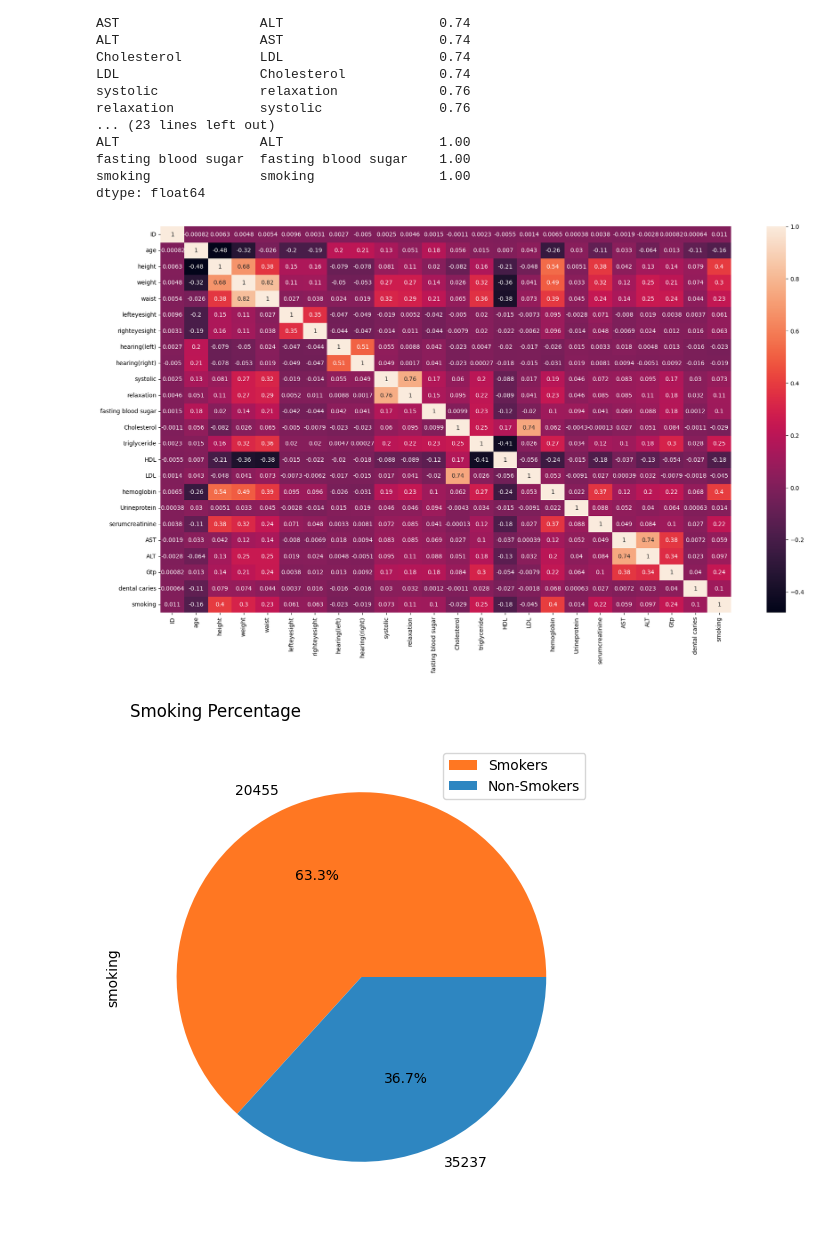
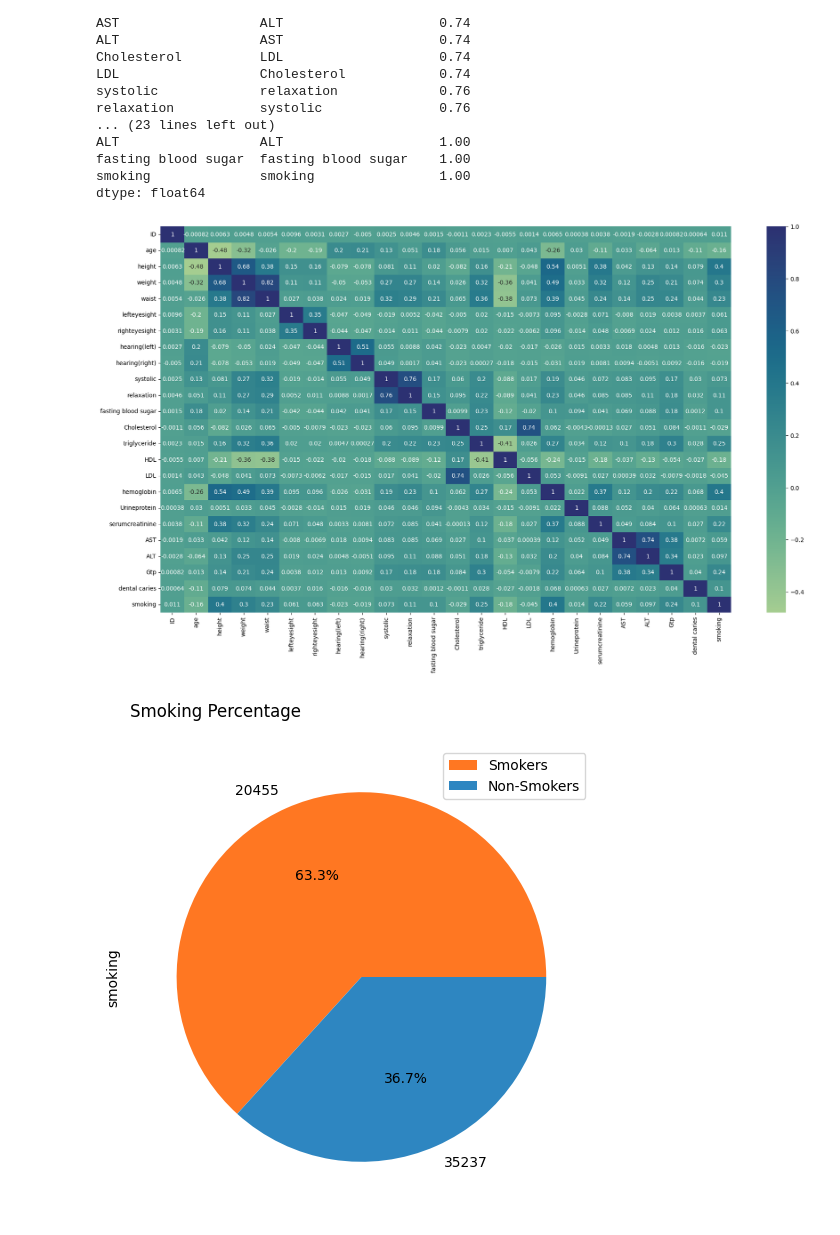
Before and after one commit to Renga1999/Data_Mining_Project_Body_Signal_due_to_smoking, a Jupyter notebook: Team2_python_project.ipynb, the cells around one changed output. Saved outputs shown, nothing was run; the diff lists cells and outputs as text; code cells hidden in the pictures.

```diff
--- a/Team2_python_project.ipynb
+++ b/Team2_python_project.ipynb
@@ -224,10 +224,10 @@ fasting blood sugar  fasting blood sugar    1.00
 smoking              smoking                1.00
 dtype: float64
 # %%
-sns.heatmap(df.corr(), annot=True).figure.set_size_inches(22, 12)
+sns.heatmap(df.corr(), annot=True, cmap="crest").figure.set_size_inches(22, 12)
 plt.show()
 # %% [output]
-[figure, old version]
+[figure, new version]
 # %%
 mlabel = [df.smoking.value_counts()[1], df.smoking.value_counts()[0]]
 plt.figure(figsize=(8,6))
```
